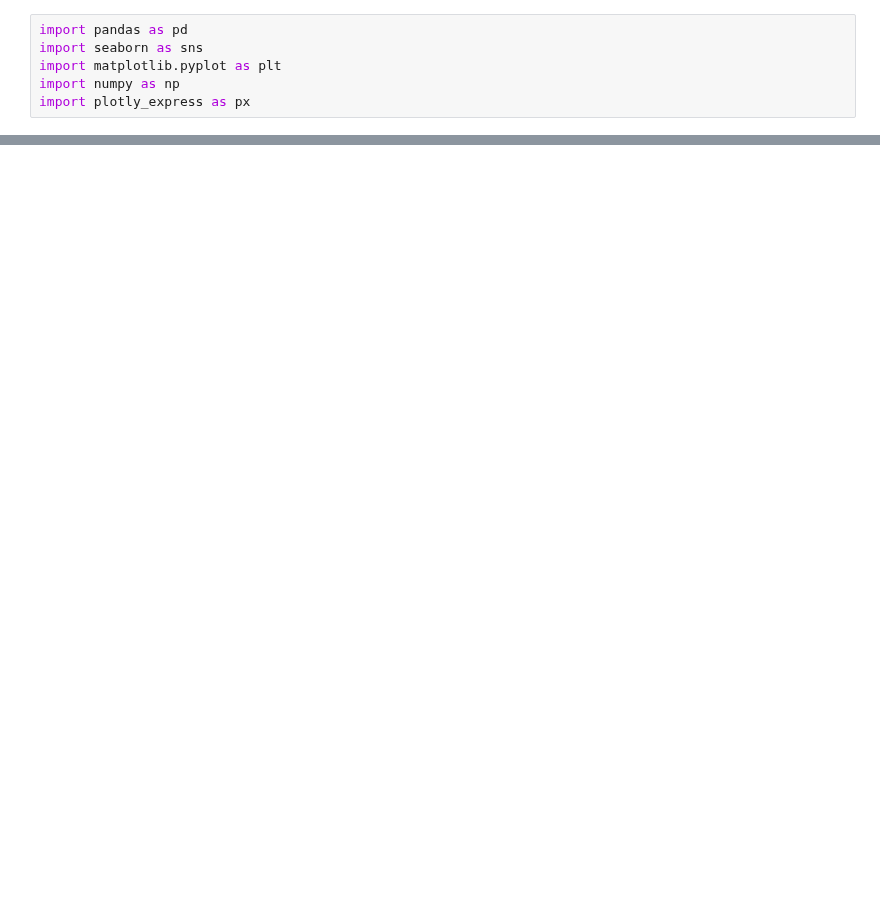
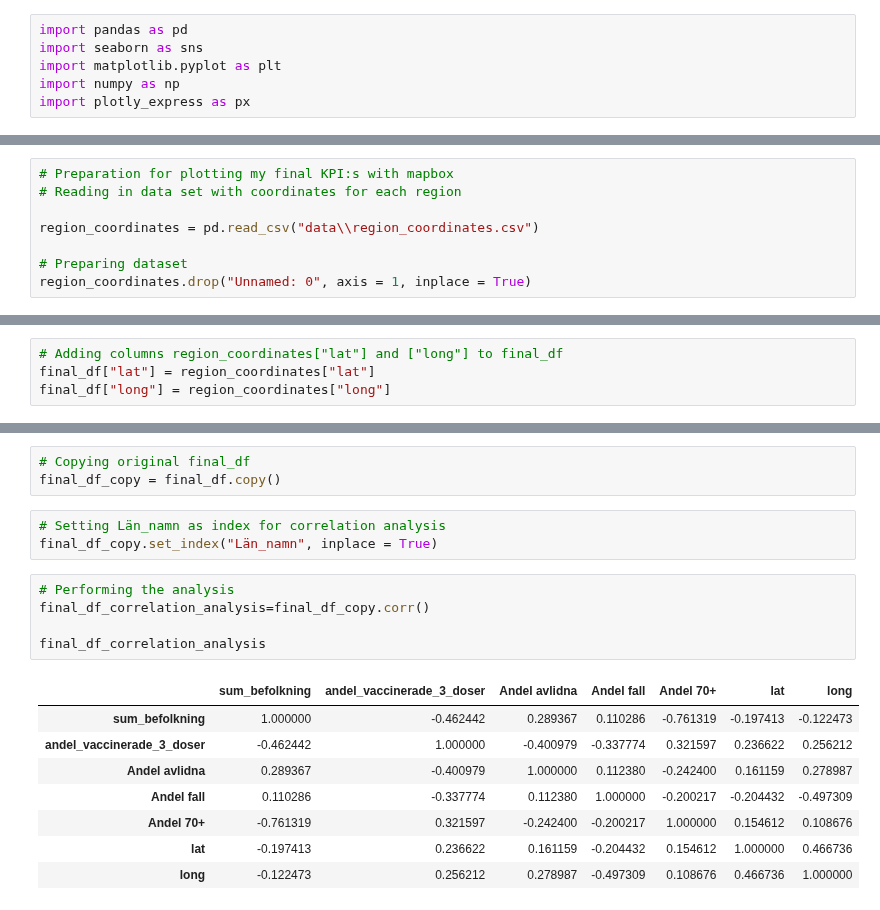
Before and after one commit to yomo001/databehandling-YOUNIS-MOUSSAVI, a Jupyter notebook: Laboration/lab1_uppgift3.ipynb, the cells around one changed output, grey strips where cells are left out. Drawn from its saved outputs; the diff is of its cells as text; blank space fills up the shorter version.

```diff
--- a/Laboration/lab1_uppgift3.ipynb
+++ b/Laboration/lab1_uppgift3.ipynb
@@ -385,0 +194,8 @@ NameError: name 'final_table' is not defined
+# %%
+# Preparation for plotting my final KPI:s with mapbox
+# Reading in data set with coordinates for each region
+
+region_coordinates = pd.read_csv("data\\region_coordinates.csv")
+
+# Preparing dataset
+region_coordinates.drop("Unnamed: 0", axis = 1, inplace = True)
@@ -385,0 +221,4 @@ NameError: name 'final_table' is not defined
+# %%
+# Adding columns region_coordinates["lat"] and ["long"] to final_df
+final_df["lat"] = region_coordinates["lat"]
+final_df["long"] = region_coordinates["long"]
@@ -385,0 +254,20 @@ NameError: name 'final_table' is not defined
+# %%
+# Copying original final_df
+final_df_copy = final_df.copy()
+# %%
+# Setting Län_namn as index for correlation analysis
+final_df_copy.set_index("Län_namn", inplace = True)
+# %%
+# Performing the analysis
+final_df_correlation_analysis=final_df_copy.corr()
+
+final_df_correlation_analysis
+# %% [output]
+|  | sum_befolkning | andel_vaccinerade_3_doser | Andel avlidna | Andel fall | Andel 70+ | lat | long |
+| sum_befolkning | 1.000000 | -0.462442 | 0.289367 | 0.110286 | -0.761319 | -0.197413 | -0.122473 |
+| andel_vaccinerade_3_doser | -0.462442 | 1.000000 | -0.400979 | -0.337774 | 0.321597 | 0.236622 | 0.256212 |
+| Andel avlidna | 0.289367 | -0.400979 | 1.000000 | 0.112380 | -0.242400 | 0.161159 | 0.278987 |
+| Andel fall | 0.110286 | -0.337774 | 0.112380 | 1.000000 | -0.200217 | -0.204432 | -0.497309 |
+| Andel 70+ | -0.761319 | 0.321597 | -0.242400 | -0.200217 | 1.000000 | 0.154612 | 0.108676 |
+| lat | -0.197413 | 0.236622 | 0.161159 | -0.204432 | 0.154612 | 1.000000 | 0.466736 |
+| long | -0.122473 | 0.256212 | 0.278987 | -0.497309 | 0.108676 | 0.466736 | 1.000000 |
```
Also changed, not shown: parts of 83 cells of this notebook, 2 other files.
